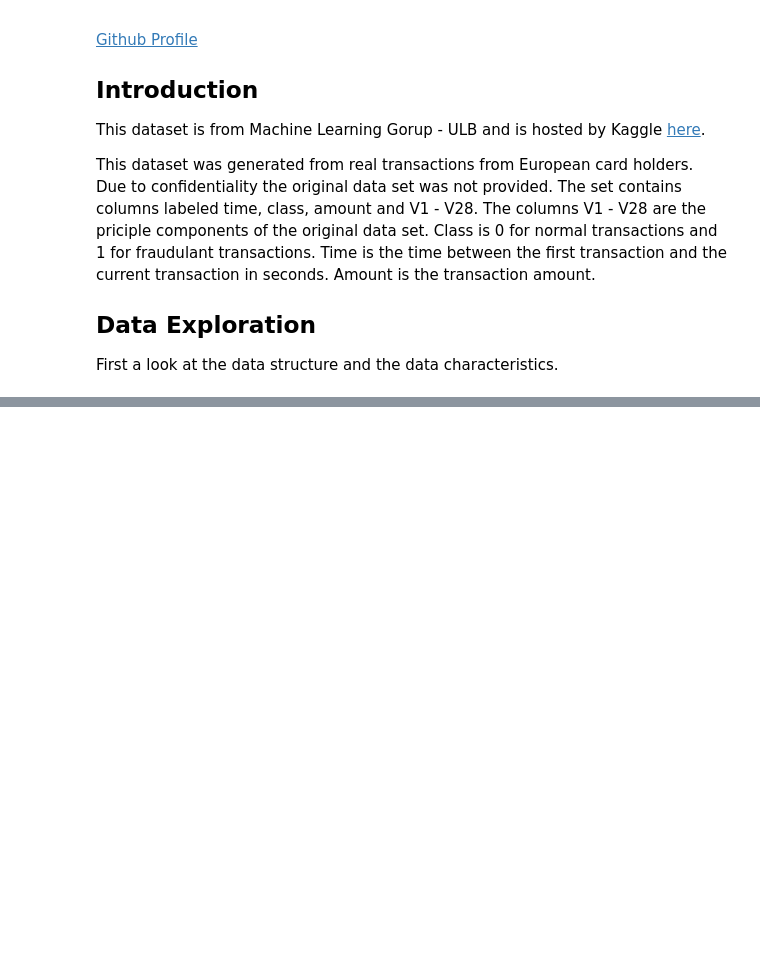
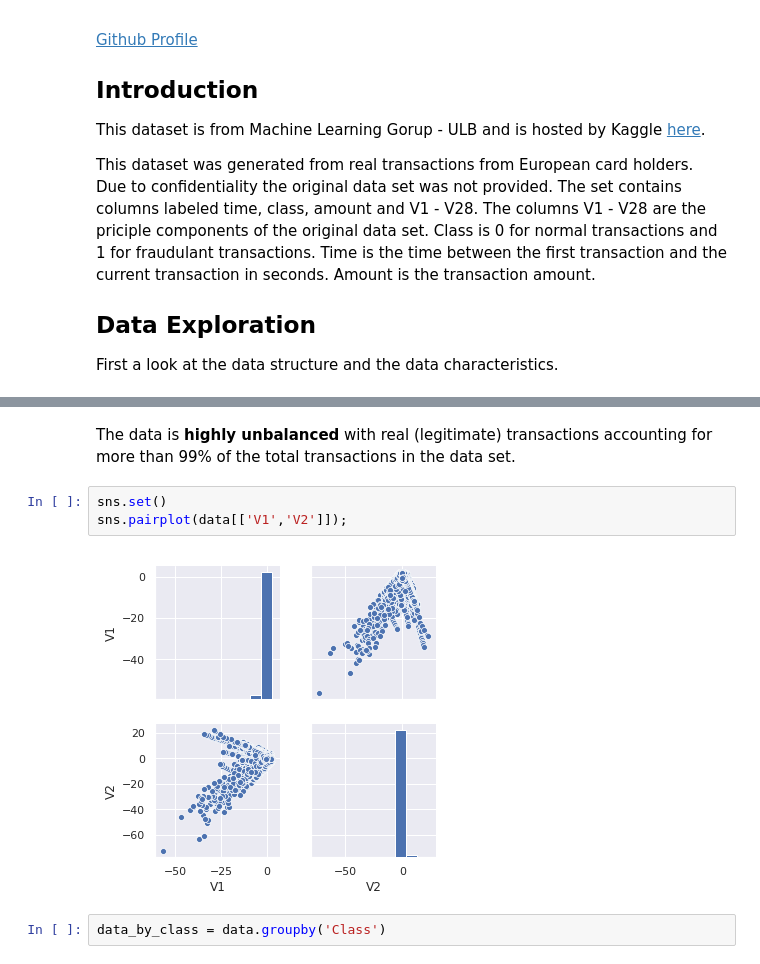
Before and after one commit to sjmiller8182/cc_fraud, a Jupyter notebook: Credit Card Fraud Detection.ipynb, the cells around one changed output, grey strips where cells are left out. Saved outputs shown, nothing was run; the diff lists cells and outputs as text; blank space fills up the shorter version.

```diff
--- a/Credit Card Fraud Detection.ipynb
+++ b/Credit Card Fraud Detection.ipynb
@@ -90,0 +97,9 @@ All rows of data are filled
+# %% [markdown]
+The data is **highly unbalanced** with real (legitimate) transactions accounting for more than 99% of the total transactions in the data set.
+# %%
+sns.set()
+sns.pairplot(data[['V1','V2']]);
+# %% [output]
+[figure, added]
+# %%
+data_by_class = data.groupby('Class')
```
Also changed, not shown: parts of 12 cells of this notebook.
